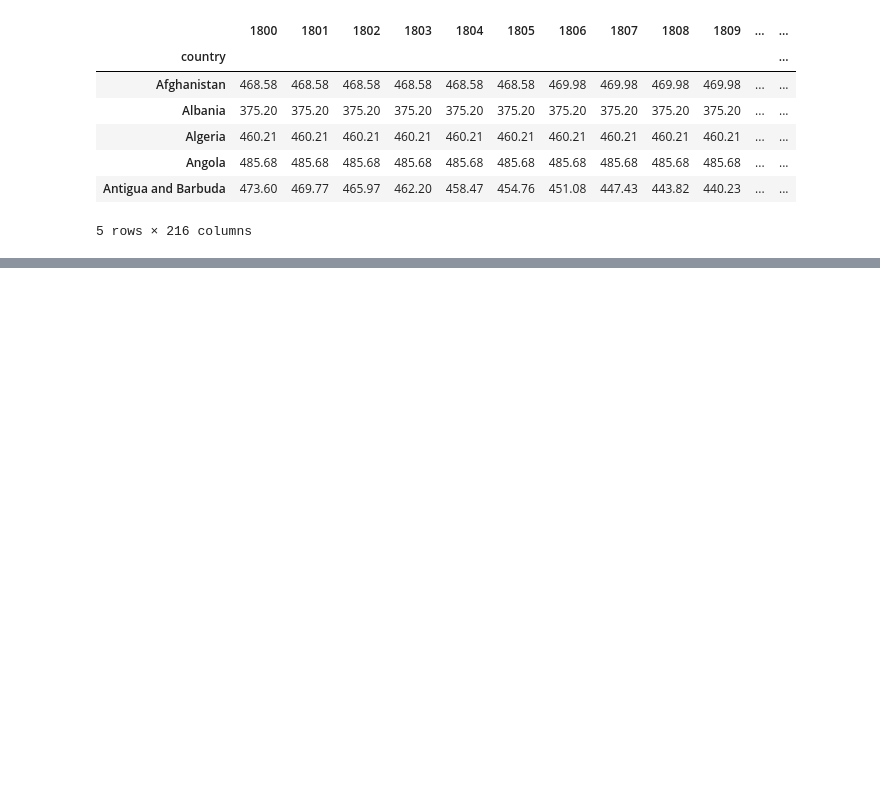
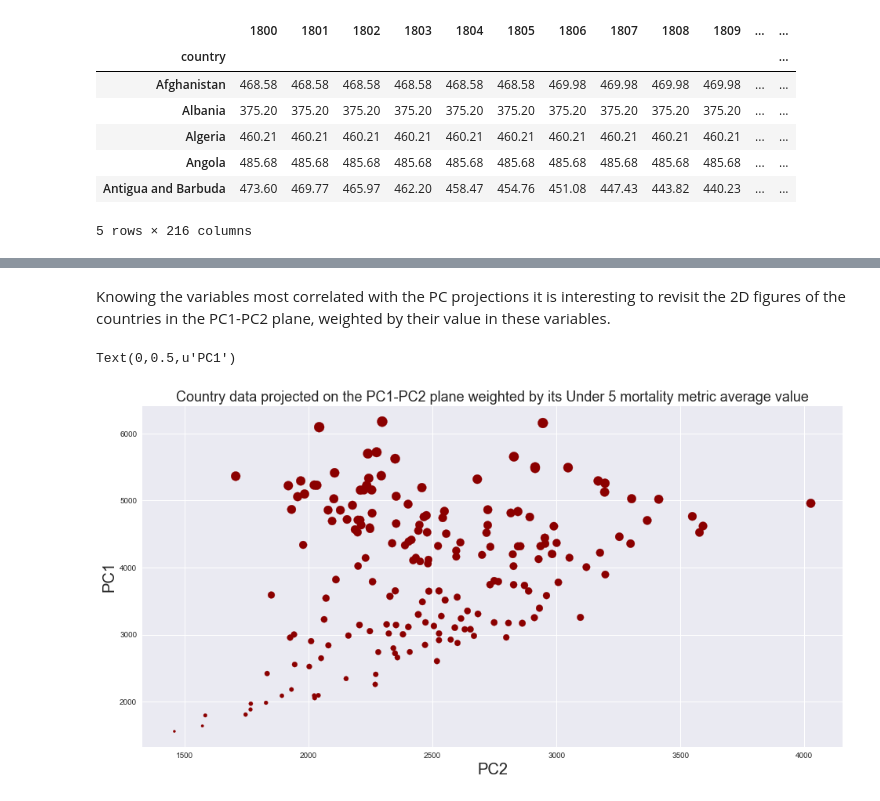
Before and after one commit to crangelsmith/ATI_project, a Jupyter notebook: Gapminder_ChildMortality_ExpAnalysis.ipynb, the cells around one changed output, grey strips where cells are left out. Cells and saved outputs as stored; diff of their text form; code cells hidden in the pictures; blank space fills up the shorter version.

```diff
--- a/Gapminder_ChildMortality_ExpAnalysis.ipynb
+++ b/Gapminder_ChildMortality_ExpAnalysis.ipynb
@@ -209,0 +249,12 @@ child_mortality_clean.head()
+# %% [markdown]
+Knowing the variables most correlated with the PC projections it is interesting to revisit the 2D figures of the countries in the PC1-PC2 plane, weighted by their value in these variables.
+# %%
+ax = child_mortality_PC_df.plot(kind='scatter', x='PC2', y='PC1',
+                                s=child_mortality_PC_df['country_mean_scaled']*200, figsize=(16,8),color='DarkRed')
+ax.set_title('Country data projected on the PC1-PC2 plane weighted by '
+             'its Under 5 mortality metric average value', fontsize=18)
+ax.set_xlabel('PC2', fontsize=20)
+ax.set_ylabel('PC1',fontsize=20)
+# %% [output]
+Text(0,0.5,u'PC1')
+[figure, added]
```
Also changed, not shown: parts of 90 cells of this notebook.
